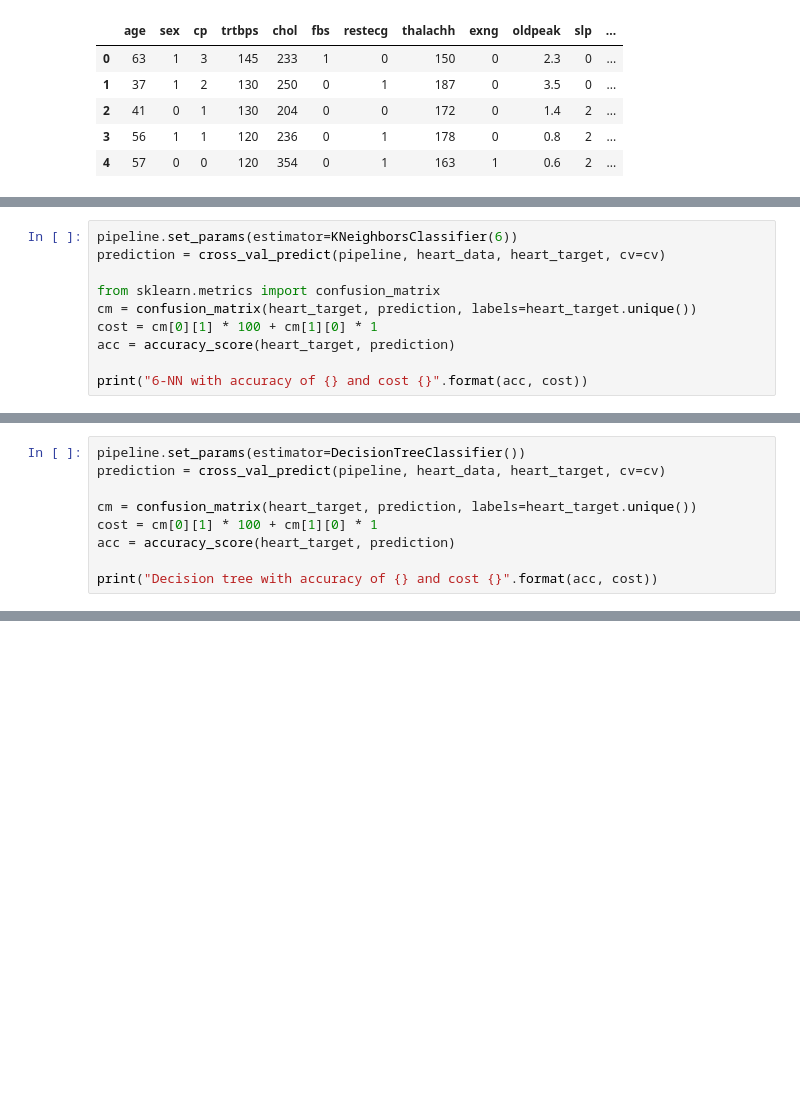
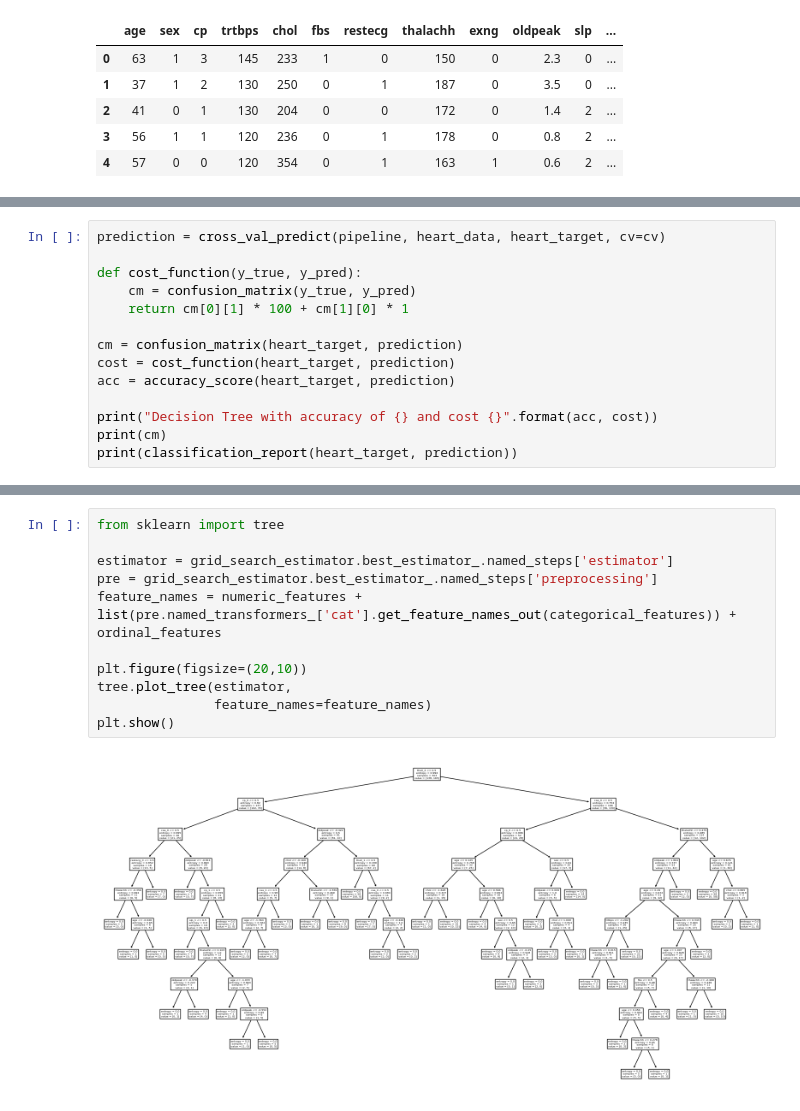
Before and after one commit to TimeLegend35/ml_group4_heart_attack, a Jupyter notebook: tobi3.ipynb, the cells around one changed output, grey strips where cells are left out. Saved outputs shown, nothing was run; the diff lists cells and outputs as text; blank space fills up the shorter version.

```diff
--- a/tobi3.ipynb
+++ b/tobi3.ipynb
@@ -285,11 +84,15 @@ weighted avg       0.76      0.76      0.76       303
 # %%
-pipeline.set_params(estimator=KNeighborsClassifier(6))
 prediction = cross_val_predict(pipeline, heart_data, heart_target, cv=cv)
 
-from sklearn.metrics import confusion_matrix
-cm = confusion_matrix(heart_target, prediction, labels=heart_target.unique())
-cost = cm[0][1] * 100 + cm[1][0] * 1
+def cost_function(y_true, y_pred):
+    cm = confusion_matrix(y_true, y_pred)
+    return cm[0][1] * 100 + cm[1][0] * 1
+
+cm = confusion_matrix(heart_target, prediction)
+cost = cost_function(heart_target, prediction)
 acc = accuracy_score(heart_target, prediction)
 
-print("6-NN with accuracy of {} and cost {}".format(acc, cost))
+print("Decision Tree with accuracy of {} and cost {}".format(acc, cost))
+print(cm)
+print(classification_report(heart_target, prediction))
 # %% [output]
@@ -297,9 +109,0 @@ print("6-NN with accuracy of {} and cost {}".format(acc, cost))
-# %%
-pipeline.set_params(estimator=DecisionTreeClassifier())
-prediction = cross_val_predict(pipeline, heart_data, heart_target, cv=cv)
-
-cm = confusion_matrix(heart_target, prediction, labels=heart_target.unique())
-cost = cm[0][1] * 100 + cm[1][0] * 1
-acc = accuracy_score(heart_target, prediction)
-
-print("Decision tree with accuracy of {} and cost {}".format(acc, cost))
@@ -307,0 +180,13 @@ Decision tree with accuracy of 0.7392739273927392 and cost 4336
+# %%
+from sklearn import tree
+
+estimator = grid_search_estimator.best_estimator_.named_steps['estimator']
+pre = grid_search_estimator.best_estimator_.named_steps['preprocessing']
+feature_names = numeric_features + list(pre.named_transformers_['cat'].get_feature_names_out(categorical_features)) + ordinal_features
+
+plt.figure(figsize=(20,10))
+tree.plot_tree(estimator,
+               feature_names=feature_names)
+plt.show()
+# %% [output]
+[figure, added]
```
Also changed, not shown: parts of 13 cells of this notebook, 1 other file.
